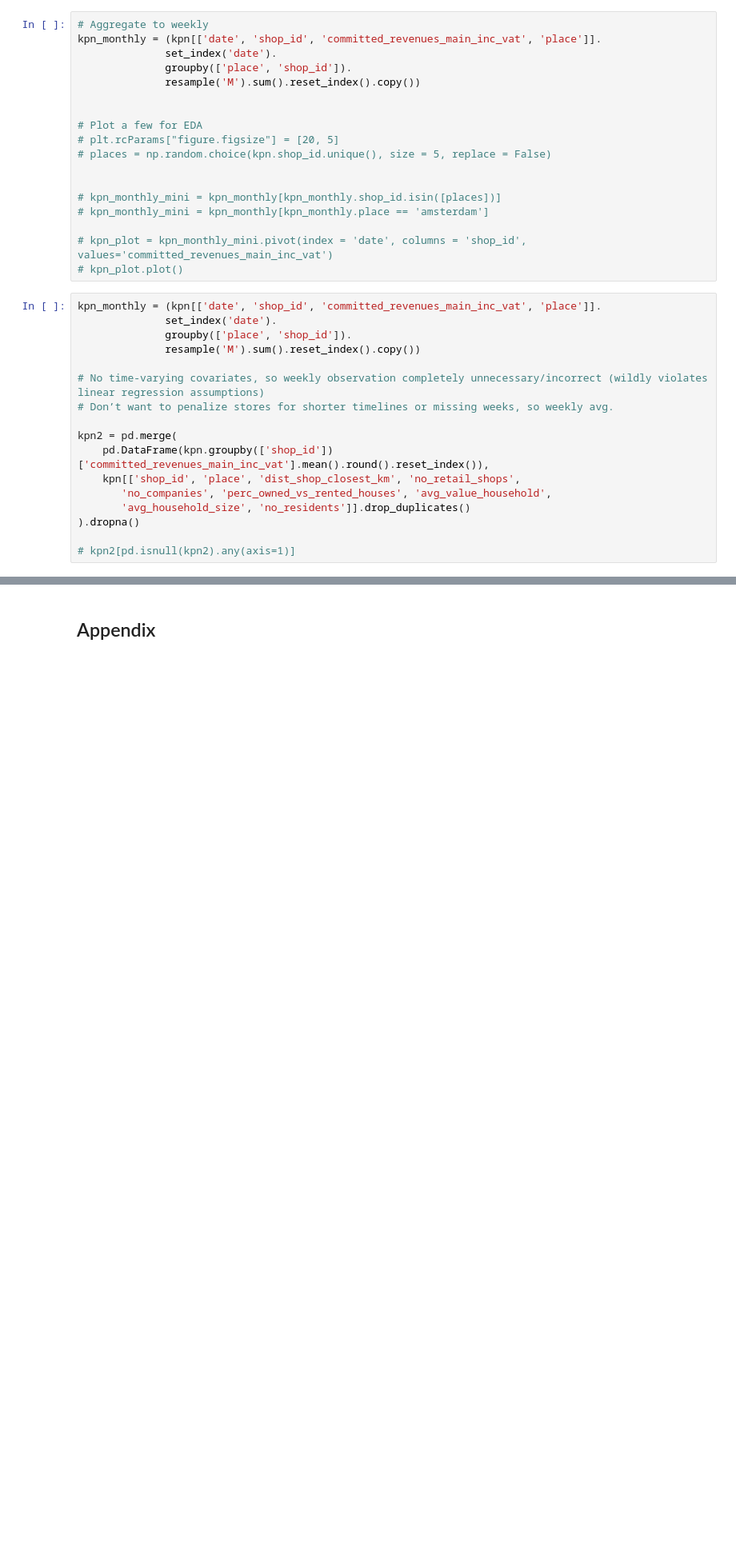
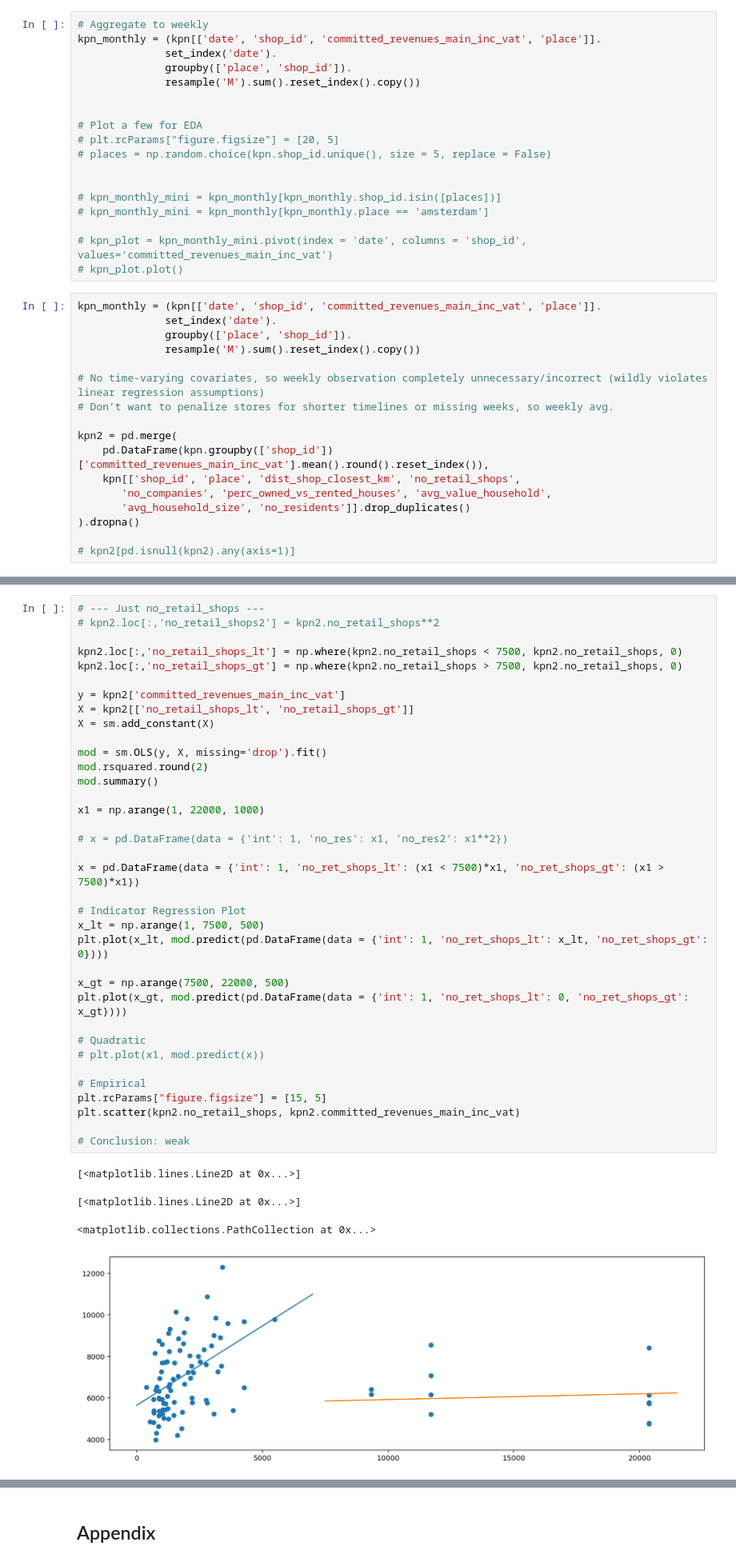
Before and after one commit to cwcomiskey/Misc, a Jupyter notebook: retail_shops_case/case.ipynb, the cells around one changed output, grey strips where cells are left out. Shown at 80% size. Drawn from its saved outputs; the diff is of its cells as text; blank space fills up the shorter version.

```diff
--- a/retail_shops_case/case.ipynb
+++ b/retail_shops_case/case.ipynb
@@ -261,0 +309,41 @@ kpn2.loc[:,'no_companies2'] = kpn2.no_companies**2
+# %%
+# --- Just no_retail_shops ---
+# kpn2.loc[:,'no_retail_shops2'] = kpn2.no_retail_shops**2
+
+kpn2.loc[:,'no_retail_shops_lt'] = np.where(kpn2.no_retail_shops < 7500, kpn2.no_retail_shops, 0)
+kpn2.loc[:,'no_retail_shops_gt'] = np.where(kpn2.no_retail_shops > 7500, kpn2.no_retail_shops, 0)
+
+y = kpn2['committed_revenues_main_inc_vat']
+X = kpn2[['no_retail_shops_lt', 'no_retail_shops_gt']]
+X = sm.add_constant(X)
+
+mod = sm.OLS(y, X, missing='drop').fit()
+mod.rsquared.round(2)
+mod.summary()
+
+x1 = np.arange(1, 22000, 1000)
+
+# x = pd.DataFrame(data = {'int': 1, 'no_res': x1, 'no_res2': x1**2})
+
+x = pd.DataFrame(data = {'int': 1, 'no_ret_shops_lt': (x1 < 7500)*x1, 'no_ret_shops_gt': (x1 > 7500)*x1})
+
+# Indicator Regression Plot
+x_lt = np.arange(1, 7500, 500)
+plt.plot(x_lt, mod.predict(pd.DataFrame(data = {'int': 1, 'no_ret_shops_lt': x_lt, 'no_ret_shops_gt': 0})))
+
+x_gt = np.arange(7500, 22000, 500)
+plt.plot(x_gt, mod.predict(pd.DataFrame(data = {'int': 1, 'no_ret_shops_lt': 0, 'no_ret_shops_gt': x_gt})))
+
+# Quadratic
+# plt.plot(x1, mod.predict(x))
+
+# Empirical
+plt.rcParams["figure.figsize"] = [15, 5]
+plt.scatter(kpn2.no_retail_shops, kpn2.committed_revenues_main_inc_vat)
+
+# Conclusion: weak
+# %% [output]
+[<matplotlib.lines.Line2D at 0x...>]
+[<matplotlib.lines.Line2D at 0x...>]
+<matplotlib.collections.PathCollection at 0x...>
+[figure, added]
```
Also changed, not shown: parts of 15 cells of this notebook.
